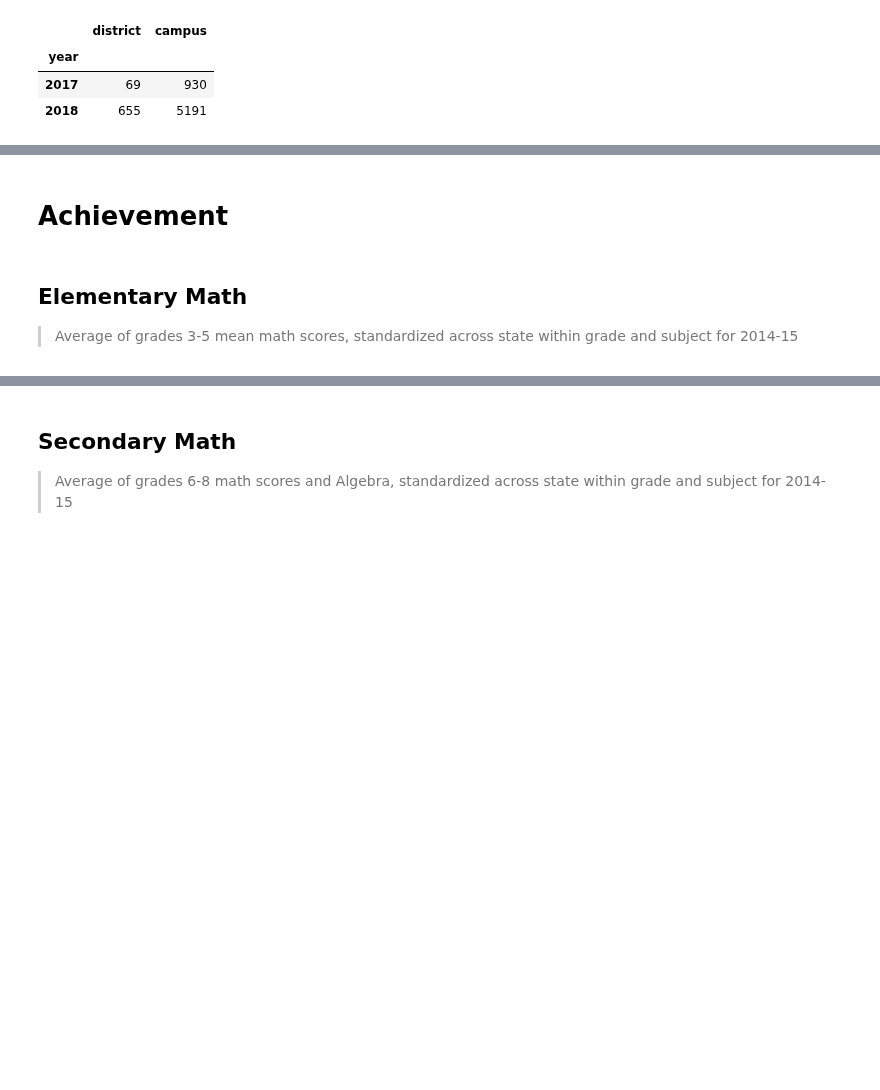
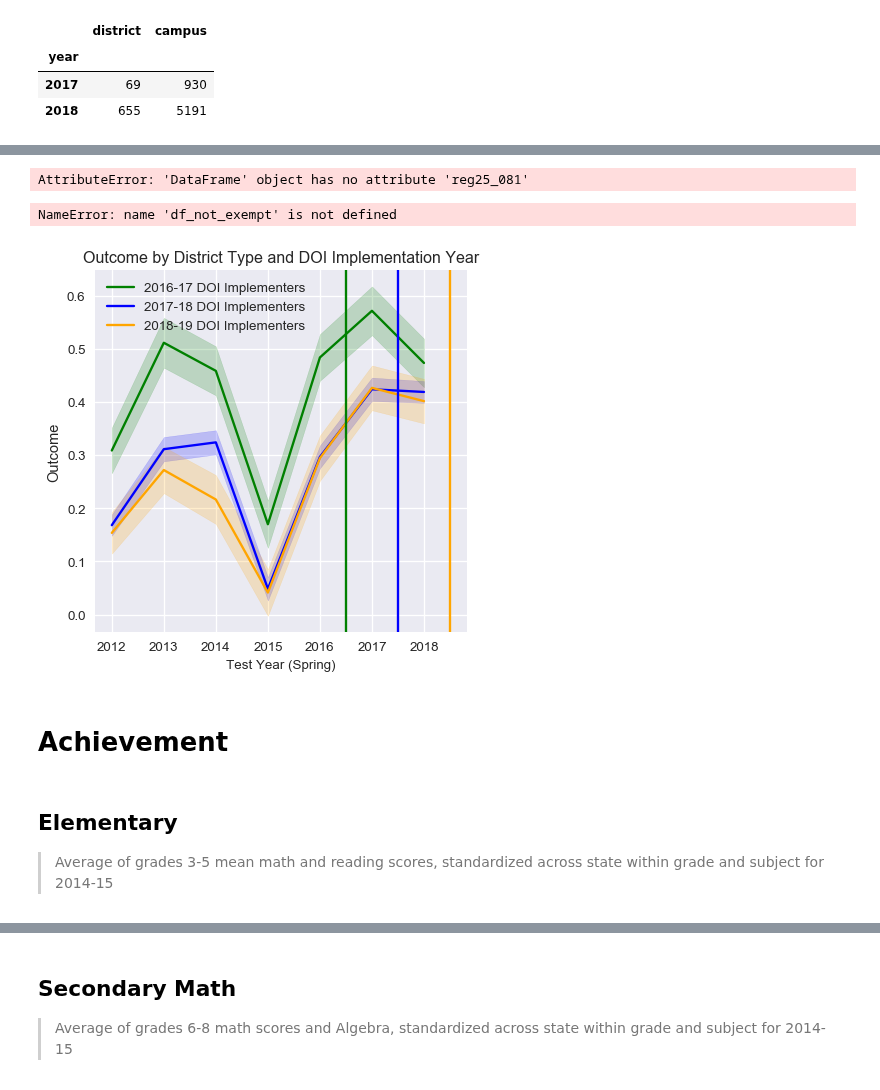
Before and after one commit to KylieLAnglin/dofis, a Jupyter notebook: Data Dictionary.ipynb, the cells around one changed output, grey strips where cells are left out. Cells and saved outputs as stored; diff of their text form; code cells hidden in the pictures; blank space fills up the shorter version.

```diff
--- a/Data Dictionary.ipynb
+++ b/Data Dictionary.ipynb
@@ -82,0 +128,16 @@ How many districts and campuses are in years one and two of treatment?
+# %%
+def create_group_df(df, outcome):
+    new_df = pd.DataFrame(df.groupby(['year']).agg({outcome: ['mean', 'sem']}))
+    new_df = new_df.rename(columns = {'mean': 'outcome_mean', 'sem': 'outcome_se'})
+    new_df['ub'] = new_df[outcome]['outcome_mean'] + new_df[outcome]['outcome_se']
+    new_df['lb'] = new_df[outcome]['outcome_mean'] - new_df[outcome]['outcome_se']
+    return new_df
+# %%
+outcome = 'm_3rd_std'
+# %%
+# Create year groups
+df_control = create_group_df(data[data.doi == False],outcome)
+df_treat2016 = create_group_df(data[data.doi_year == 2016], outcome)
+df_treat2017 = create_group_df(data[data.doi_year == 2017], outcome)
+df_treat2018 = create_group_df(data[data.doi_year == 2018], outcome)
+df_control
@@ -83,5 +173,51 @@ How many districts and campuses are in years one and two of treatment?
+# %%
+df_exempt = create_group_df(data[data.reg25_081 == 1], outcome)
+df_not_exempt = create_group_df(data[data.reg25_081 == 0], outcome)
+df_exempt
+# %% [output]
+AttributeError: 'DataFrame' object has no attribute 'reg25_081'
+# %%
+df_not_exempt
+# %% [output]
+NameError: name 'df_not_exempt' is not defined
+# %%
+plt.style.use('seaborn')
+my_dpi=96
+plt.figure(figsize=(480/my_dpi, 480/my_dpi), dpi=my_dpi)
+
+# Pre
+#plt.plot(list(df_control.index), df_control[outcome]['outcome_mean'], color = 'red', label = 'TPSD')
+plt.plot(list(df_treat2016.index), df_treat2016[outcome]['outcome_mean'], color = 'green', label = '2016-17 DOI Implementers')
+plt.plot(list(df_treat2017.index), df_treat2017[outcome]['outcome_mean'], color = 'blue', label = '2017-18 DOI Implementers')
+plt.plot(list(df_treat2018.index), df_treat2018[outcome]['outcome_mean'], color = 'orange', label = '2018-19 DOI Implementers')
+
+#plt.plot(list(df_charter.index), df_charter[outcome]['outcome_mean'], color = 'pink', label = 'Charter')
+#plt.plot(list(df_doi.index), df_doi[outcome]['outcome_mean'], color = 'black', label = 'DOI')
+
+
+plt.legend()
+
+
+#plt.fill_between(list(df_control.index), df_control.lb, df_control.ub, color = 'red', alpha = .2)
+plt.fill_between(list(df_treat2016.index), df_treat2016.lb, df_treat2016.ub, color = 'green', alpha = .2)
+plt.fill_between(list(df_treat2017.index), df_treat2017.lb, df_treat2017.ub, color = 'blue', alpha = .2)
+plt.fill_between(list(df_treat2018.index), df_treat2018.lb, df_treat2018.ub, color = 'orange', alpha = .2)
+
+plt.axvline(x = 2016.5, color = 'green')
+plt.axvline(x = 2017.5, color = 'blue')
+plt.axvline(x = 2018.5, color = 'orange')
+
+
+
+plt.ylabel('Outcome')
+plt.title('Outcome by District Type and DOI Implementation Year')
+plt.xlabel('Test Year (Spring)', size = 'medium')
+
+plt.show()
+# %% [output]
+[figure, added]
 # %% [markdown]
 # Achievement
 # %% [markdown]
-## Elementary Math
-> Average of grades 3-5 mean math scores, standardized across state within grade and subject for 2014-15
+## Elementary
+> Average of grades 3-5 mean math and reading scores, standardized across state within grade and subject for 2014-15
```
Also changed, not shown: parts of 29 cells of this notebook, 9 other files.
